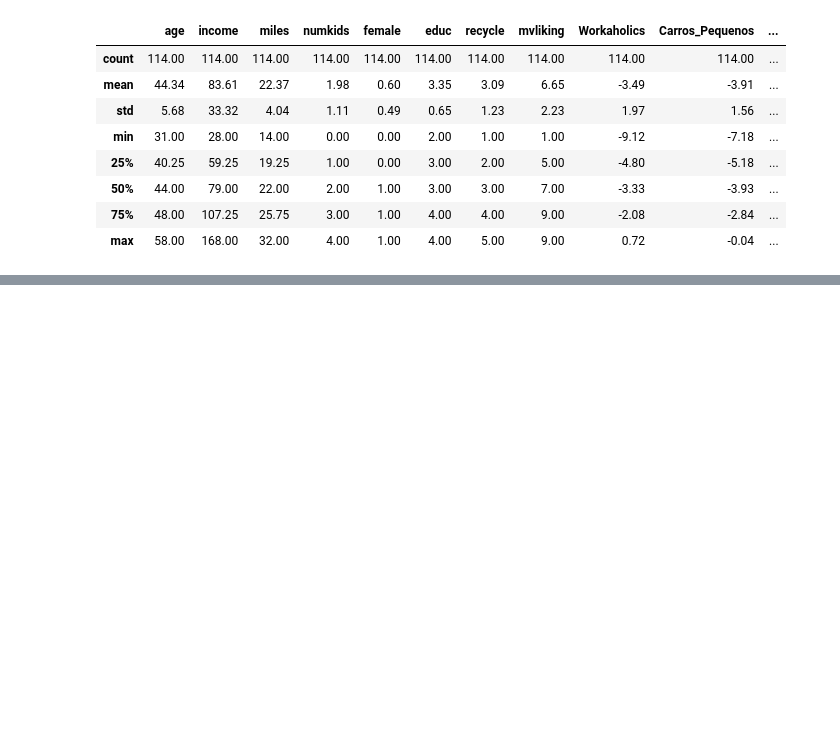
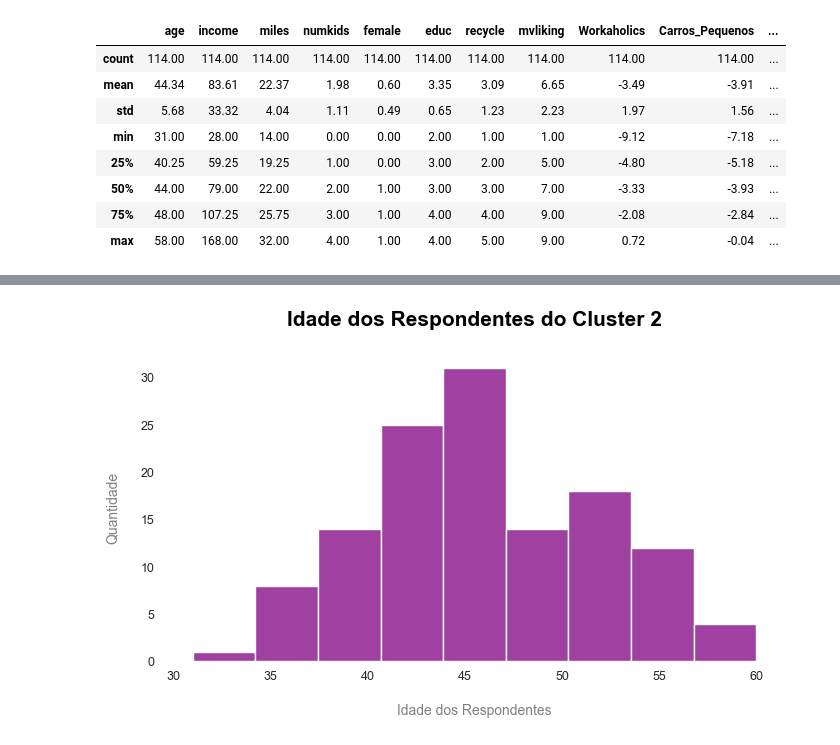
Before and after one commit to lazarocordeirosilva/SegmentacaoClientes, a Jupyter notebook: notebook/SegmentacaoClientes.ipynb, the cells around one changed output, grey strips where cells are left out. Saved outputs shown, nothing was run; the diff lists cells and outputs as text; code cells hidden in the pictures; blank space fills up the shorter version.

```diff
--- a/notebook/SegmentacaoClientes.ipynb
+++ b/notebook/SegmentacaoClientes.ipynb
@@ -844,0 +970,5 @@ df_cluster_2.describe()
+# %%
+# Plotando histograma para visualizar distribuição de idades
+histograma(dados = df_cluster_2, var = 'age', legenda = ("Idade dos Respondentes", "Idade dos Respondentes do Cluster 2"))
+# %% [output]
+[figure, added]
```
Also changed, not shown: parts of 73 cells of this notebook, 1 other file.
